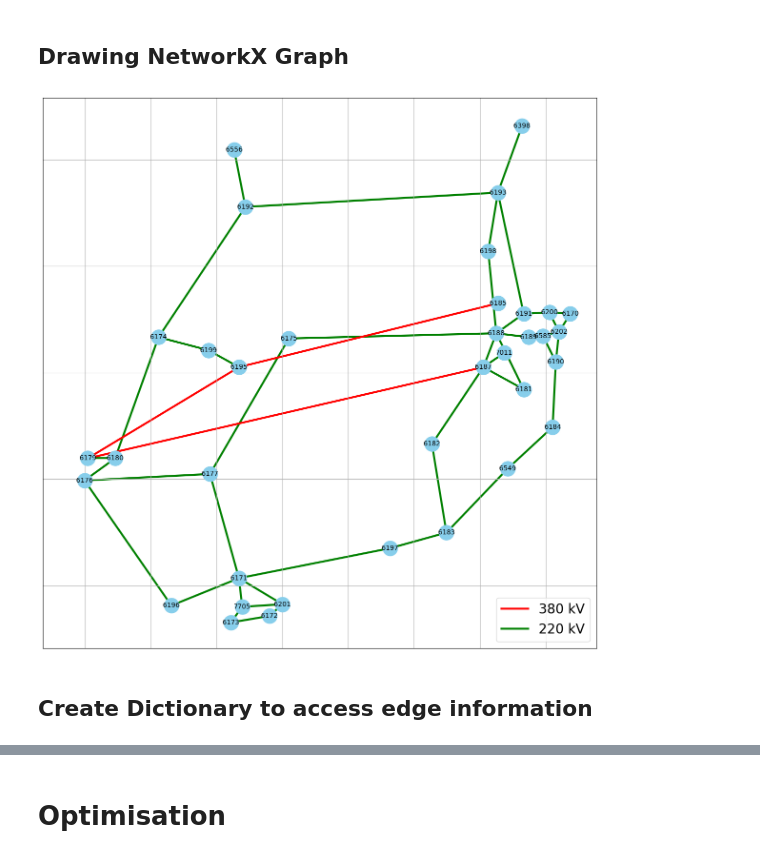
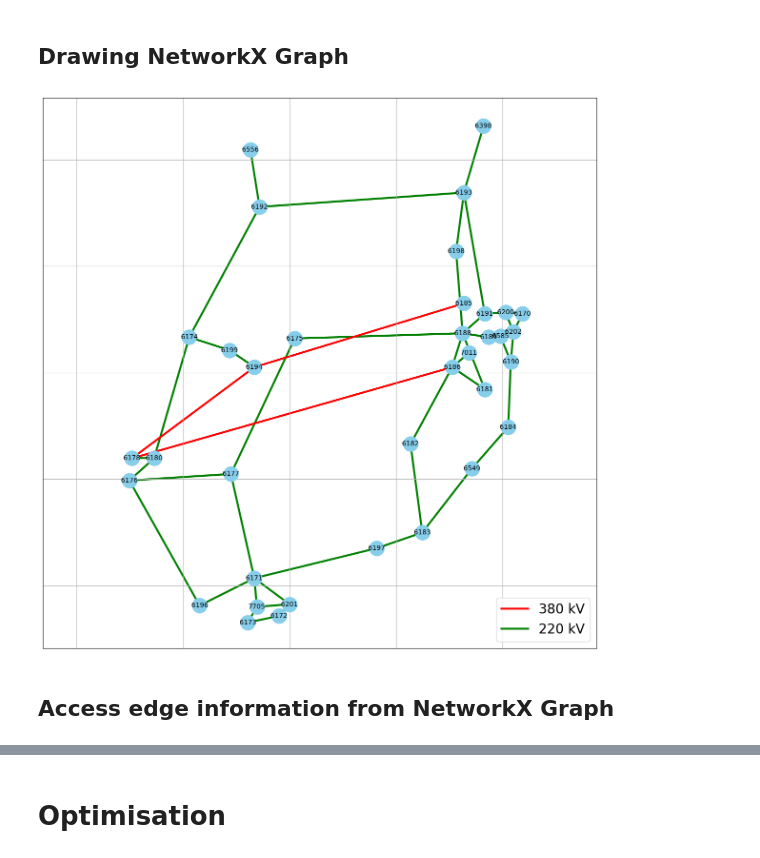
Before and after one commit to kate9871/MetroMap-PowerGrids, a Jupyter notebook: IE ALL.ipynb, the cells around one changed output, grey strips where cells are left out. Cells and saved outputs as stored; diff of their text form; code cells hidden in the pictures.

```diff
--- a/IE ALL.ipynb
+++ b/IE ALL.ipynb
@@ -359,7 +228,7 @@ Forward and backward sector of a particular edge are found and stored as attribu
 G = nx.DiGraph()
 
 # Loop through the DataFrame rows to add edges and nodes to the graph
-for index, row in filtered_df.iterrows():
+for index, row in country_df.iterrows():
     src_node = row['src_bus_id']
     dst_node = row['dst_bus_id']
     voltage = row['voltage']
@@ -394,8 +263,7 @@ non_incident_edge_pairs = get_non_incident_edge_pairs(G)
 
 print(non_incident_edge_pairs)
 
-# Find non-incident edges
-#non_incident_edge_pairs = get_non_incident_edge_pairs(G)
+
 
 # Print non-incident edge pairs
 print("Non-incident edge pairs:")
@@ -441,42 +309,47 @@ Non-incident edge pair with maximum distance: ((6173, 7705), (6193, 6398)) with
 # %%
 import matplotlib.lines as mlines
 
 pos = nx.get_node_attributes(G, 'pos')
 
-plt.figure(figsize = (15, 15))
-# Draw nodes
-nx.draw_networkx_nodes(G, pos, node_color='skyblue', node_size=500)
+def draw_graph(G, pos):
 
-# Create custom lines for the legend
-red_line = mlines.Line2D([], [], color='red', markersize=30, label='380 kV', linewidth = 3)
-green_line = mlines.Line2D([], [], color='green', markersize=30, label='220 kV', linewidth = 3)
+    plt.figure(figsize = (15, 15))
+    # Draw nodes
+    nx.draw_networkx_nodes(G, pos, node_color='skyblue', node_size=500)
+
+    # Create custom lines for the legend
+    red_line = mlines.Line2D([], [], color='red', markersize=30, label='380 kV', linewidth = 3)
+    green_line = mlines.Line2D([], [], color='green', markersize=30, label='220 kV', linewidth = 3)
 
 
 
-# Draw the graph edges with different colors based on the voltage
-for (u, v, d) in G.edges(data=True):
-    edge_color = 'r' if d['voltage'] == 380.0 else 'g' if d['voltage'] == 220.0 else 'k'
-    nx.draw_networkx_edges(G, pos, edgelist=[(u, v)], edge_color=edge_color, width = 3, arrows = False)
+    # Draw the graph edges with different colors based on the voltage
+    for (u, v, d) in G.edges(data=True):
+        edge_color = 'r' if d['voltage'] == 380.0 else 'g' if d['voltage'] == 220.0 else 'k'
+        nx.draw_networkx_edges(G, pos, edgelist=[(u, v)], edge_color=edge_color, width = 3, arrows = False)
 
-# Draw the node labels
-nx.draw_networkx_labels(G, pos, font_size=10)
+    # Draw the node labels
+    nx.draw_networkx_labels(G, pos, font_size=10)
 
-# Create edge labels for voltages
-edge_labels = nx.get_edge_attributes(G, 'link_id')
-nx.draw_networkx_edge_labels(G, pos, edge_labels=edge_labels, label_pos=0.5, font_size=7)
-#nx.draw_networkx_edge_labels(G, pos, label_pos=0.5, font_size=7)
+    # Create edge labels for voltages
+    edge_labels = nx.get_edge_attributes(G, 'link_id')
+    nx.draw_networkx_edge_labels(G, pos, edge_labels=edge_labels, label_pos=0.5, font_size=7)
+    #nx.draw_networkx_edge_labels(G, pos, label_pos=0.5, font_size=7)
 
 
-# Add the legend to the plot
-plt.legend(handles=[red_line, green_line], loc='lower right', fontsize = 20)
+    # Add the legend to the plot
+    plt.legend(handles=[red_line, green_line], loc='lower right', fontsize = 20)
+    plt.axis('equal')
 
-plt.grid(True)
-# Show the plot
-plt.show()
+    plt.grid(True)
+    # Show the plot
+    plt.show()
+
+draw_graph(G, pos)
 # %% [output]
-[figure, old version]
+[figure, new version]
-# %% [markdown]
-## Create Dictionary to access edge information
+# %% [markdown]
+## Access edge information from NetworkX Graph
 # %%
 def get_edge_info(G, edge):
     node1, node2 = edge
```
Also changed, not shown: parts of 53 cells of this notebook, 1 other file.
